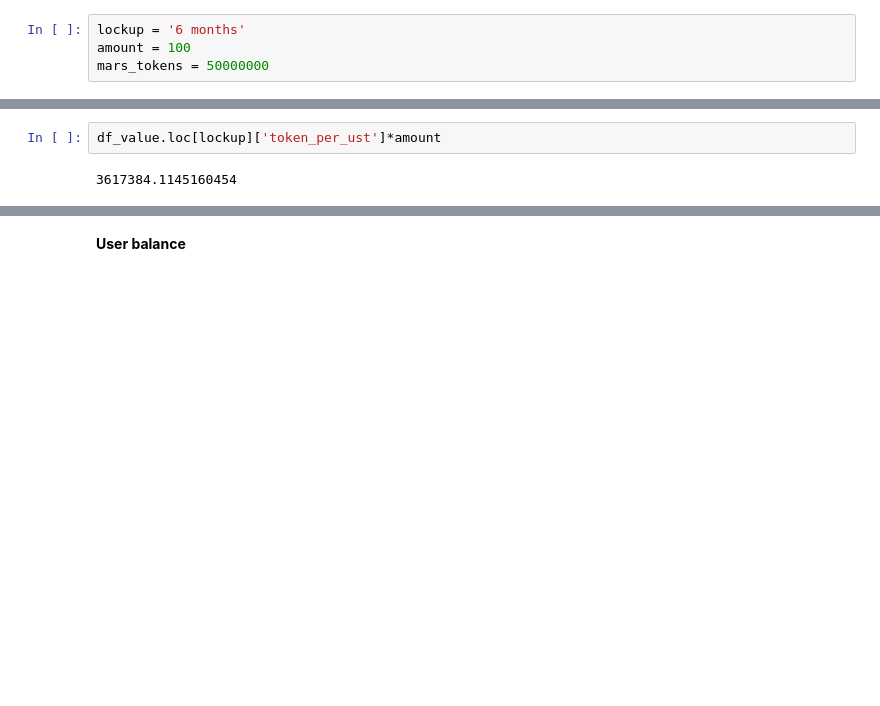
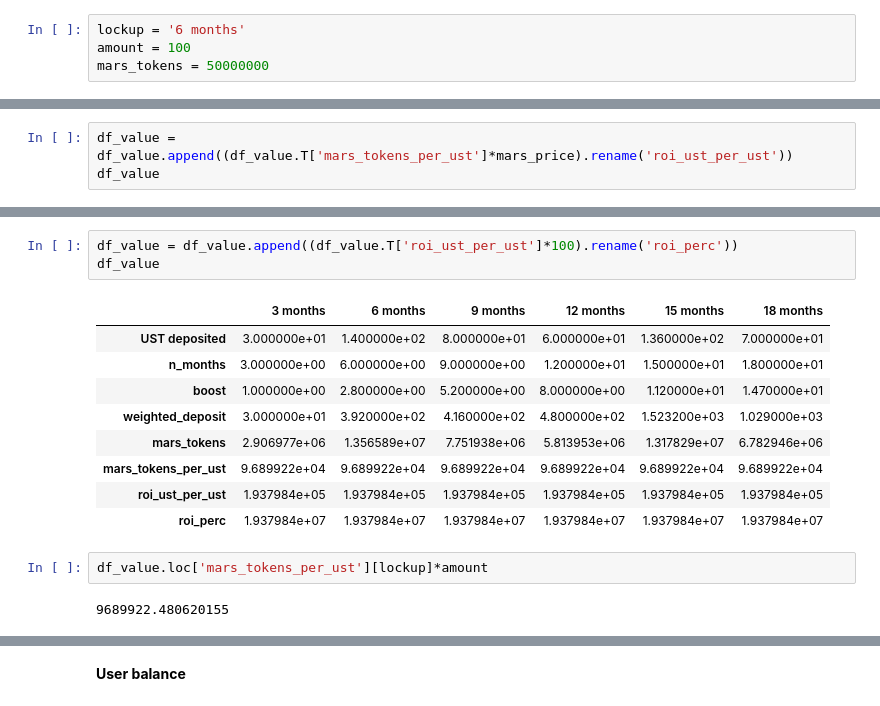
Before and after one commit to IncioMan/mars_lockdrop, a Jupyter notebook: notebook/Mars Lockdrop.ipynb, the cells around one changed output, grey strips where cells are left out. Cells and saved outputs as stored; diff of their text form; blank space fills up the shorter version.

```diff
--- a/notebook/Mars Lockdrop.ipynb
+++ b/notebook/Mars Lockdrop.ipynb
@@ -269,0 +265,3 @@ df_value
+# %%
+df_value = df_value.append((df_value.T['mars_tokens_per_ust']*mars_price).rename('roi_ust_per_ust'))
+df_value
@@ -270,5 +277,18 @@ df_value
+# %%
+df_value = df_value.append((df_value.T['roi_ust_per_ust']*100).rename('roi_perc'))
+df_value
+# %% [output]
+|  | 3 months | 6 months | 9 months | 12 months | 15 months | 18 months |
+| UST deposited | 3.000000e+01 | 1.400000e+02 | 8.000000e+01 | 6.000000e+01 | 1.360000e+02 | 7.000000e+01 |
+| n_months | 3.000000e+00 | 6.000000e+00 | 9.000000e+00 | 1.200000e+01 | 1.500000e+01 | 1.800000e+01 |
+| boost | 1.000000e+00 | 2.800000e+00 | 5.200000e+00 | 8.000000e+00 | 1.120000e+01 | 1.470000e+01 |
+| weighted_deposit | 3.000000e+01 | 3.920000e+02 | 4.160000e+02 | 4.800000e+02 | 1.523200e+03 | 1.029000e+03 |
+| mars_tokens | 2.906977e+06 | 1.356589e+07 | 7.751938e+06 | 5.813953e+06 | 1.317829e+07 | 6.782946e+06 |
+| mars_tokens_per_ust | 9.689922e+04 | 9.689922e+04 | 9.689922e+04 | 9.689922e+04 | 9.689922e+04 | 9.689922e+04 |
+| roi_ust_per_ust | 1.937984e+05 | 1.937984e+05 | 1.937984e+05 | 1.937984e+05 | 1.937984e+05 | 1.937984e+05 |
+| roi_perc | 1.937984e+07 | 1.937984e+07 | 1.937984e+07 | 1.937984e+07 | 1.937984e+07 | 1.937984e+07 |
 # %%
-df_value.loc[lockup]['token_per_ust']*amount
+df_value.loc['mars_tokens_per_ust'][lockup]*amount
 # %% [output]
-3617384.1145160454
+9689922.480620155
 # %%
```
Also changed, not shown: parts of 14 cells of this notebook, 4 other files.
